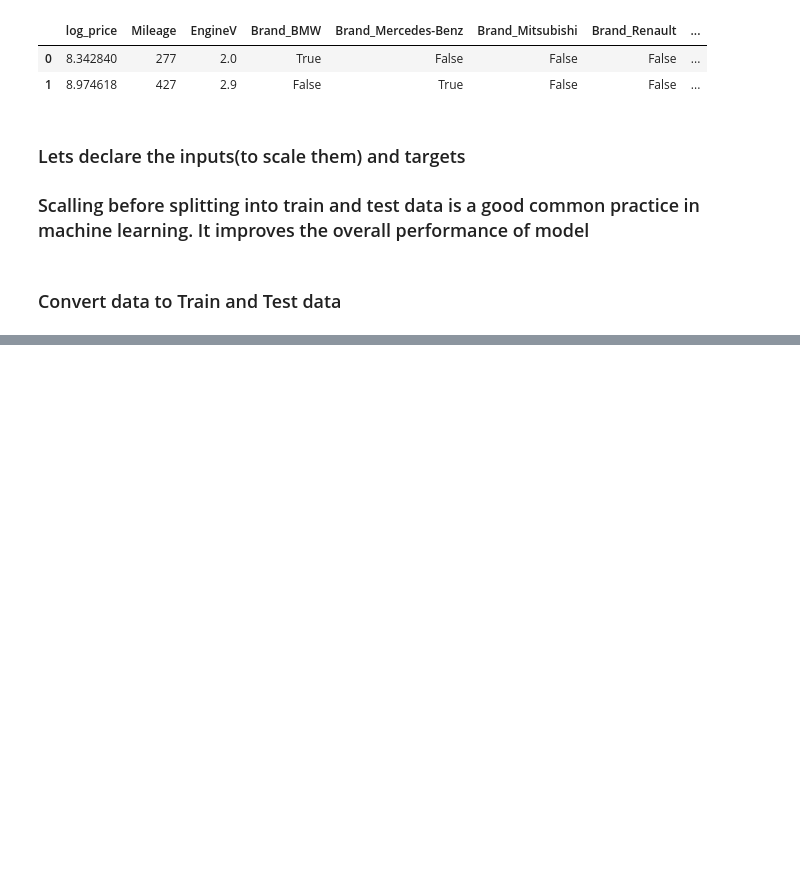
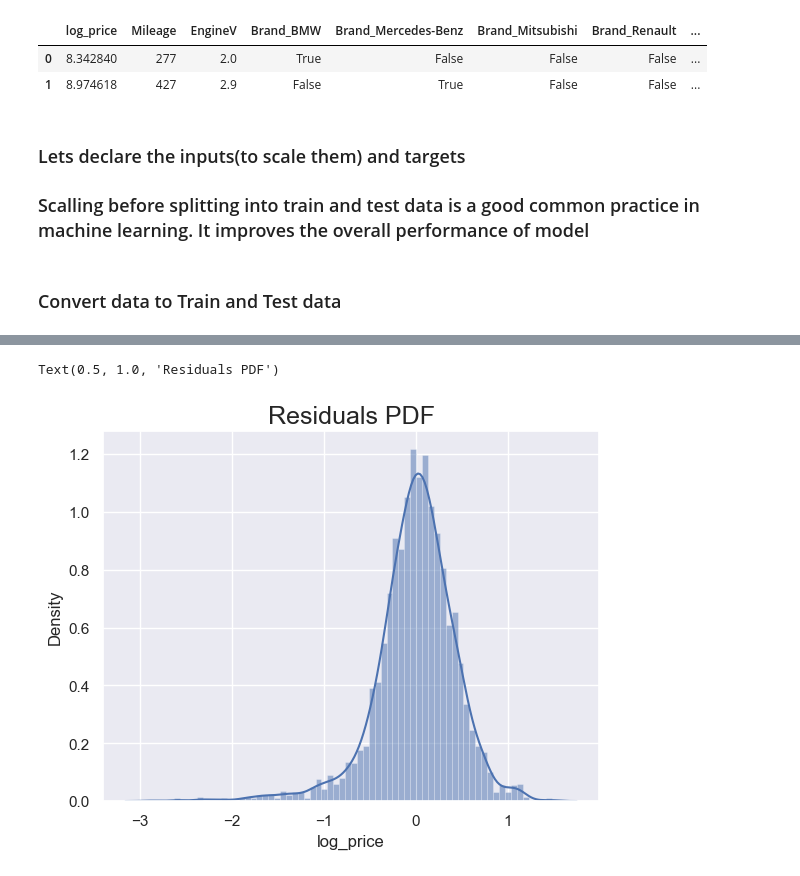
Before and after one commit to rohitkhatri75436/Data-science-learing, a Jupyter notebook: revision/TrainAndTestCarsSalesExample.ipynb, the cells around one changed output, grey strips where cells are left out. Cells and saved outputs as stored; diff of their text form; code cells hidden in the pictures; blank space fills up the shorter version.

```diff
--- a/revision/TrainAndTestCarsSalesExample.ipynb
+++ b/revision/TrainAndTestCarsSalesExample.ipynb
@@ -475,0 +501,6 @@ x_train, x_test,y_train, y_test = train_test_split(input_scaled,target, test_siz
+# %%
+showHistPlot(y_train-y_hat)
+plt.title("Residuals PDF", fontsize = 18)
+# %% [output]
+Text(0.5, 1.0, 'Residuals PDF')
+[figure, added]
```
Also changed, not shown: parts of 14 cells of this notebook, 3 other files.
